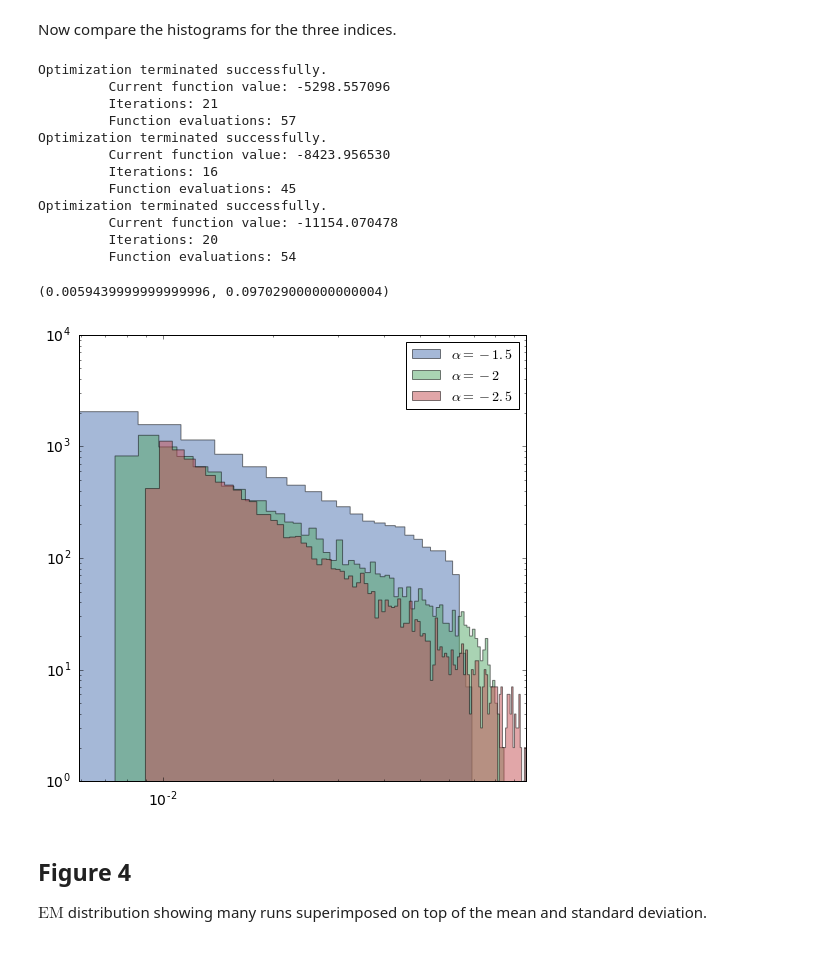
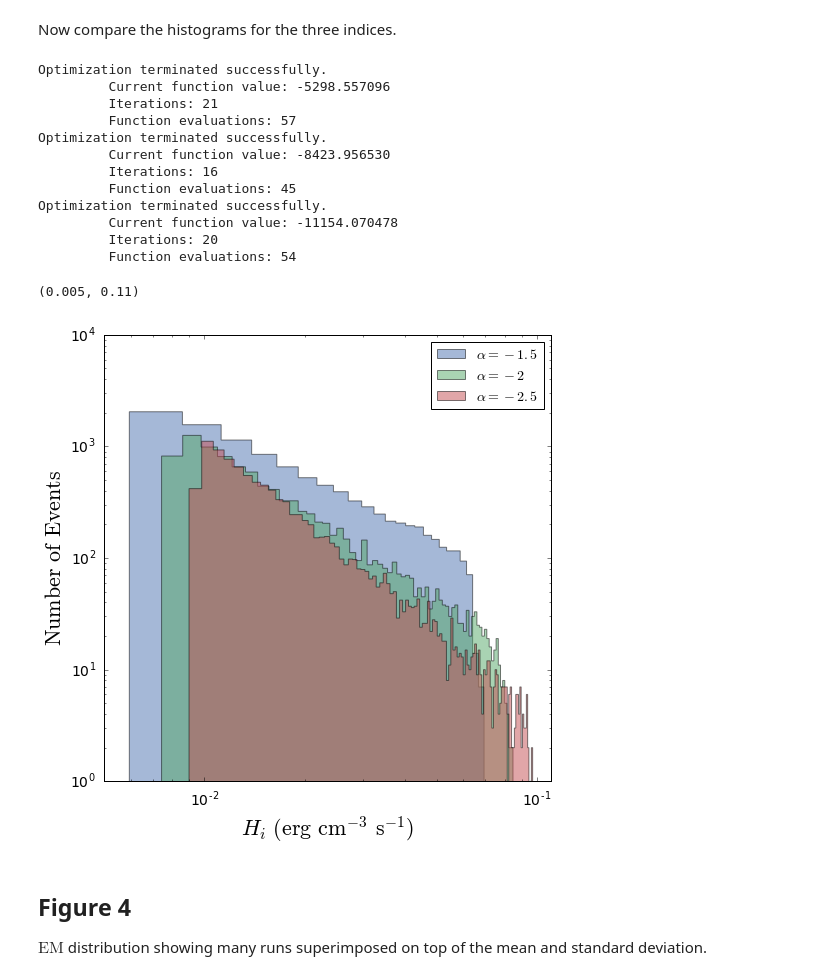
Before and after one commit to wtbarnes/research_notebook, a Jupyter notebook: figure_builders/hot_non_flaring_plasma_2_figures.ipynb, the cells around one changed output. Drawn from its saved outputs; the diff is of its cells as text; code cells hidden in the pictures.

```diff
--- a/figure_builders/hot_non_flaring_plasma_2_figures.ipynb
+++ b/figure_builders/hot_non_flaring_plasma_2_figures.ipynb
@@ -79,32 +93,35 @@ Now compare the histograms for the three indices.
 # %%
 fig = plt.figure(figsize=(8,8))
 ax = fig.gca()
 _,kbins = density_estimation.knuth_bin_width(events['alpha15'],return_bins=True)
 ax.hist(events['alpha15'],bins=kbins,color=sns.color_palette('deep')[0],alpha=0.5,histtype='stepfilled',label=r'$\alpha=-1.5$')
 _,kbins = density_estimation.knuth_bin_width(events['alpha20'],return_bins=True)
 ax.hist(events['alpha20'],bins=kbins,color=sns.color_palette('deep')[1],alpha=0.5,histtype='stepfilled',label=r'$\alpha=-2$')
 _,kbins = density_estimation.knuth_bin_width(events['alpha25'],return_bins=True)
 ax.hist(events['alpha25'],bins=kbins,color=sns.color_palette('deep')[2],alpha=0.5,histtype='stepfilled',label=r'$\alpha=-2.5$')
 ax.set_xscale('log')
 ax.set_yscale('log')
+ax.set_xlabel(r'$H_i$ $(\mathrm{erg}$ $\mathrm{cm}^{-3}$ $\mathrm{s}^{-1}\mathrm{)}$')
+ax.set_ylabel(r'$\mathrm{Number}$ $\mathrm{of}$ $\mathrm{Events}$')
 ax.legend(loc='best')
 ax.set_xlim([np.min([np.min(events['alpha15']),np.min(events['alpha25']),np.min(events['alpha20'])]),
             np.max([np.max(events['alpha15']),np.max(events['alpha25']),np.max(events['alpha20'])])])
+ax.set_xlim([5e-3,1.1e-1])
 # %% [output]
 Optimization terminated successfully.
          Current function value: -5298.557096
          Iterations: 21
          Function evaluations: 57
 Optimization terminated successfully.
          Current function value: -8423.956530
          Iterations: 16
          Function evaluations: 45
 Optimization terminated successfully.
          Current function value: -11154.070478
          Iterations: 20
          Function evaluations: 54
-(0.0059439999999999996, 0.097029000000000004)
+(0.005, 0.11)
-[figure, old version]
+[figure, new version]
 # %% [markdown]
 ## Figure 4
 
```
Also changed, not shown: parts of 2 cells of this notebook, 6 other files.
